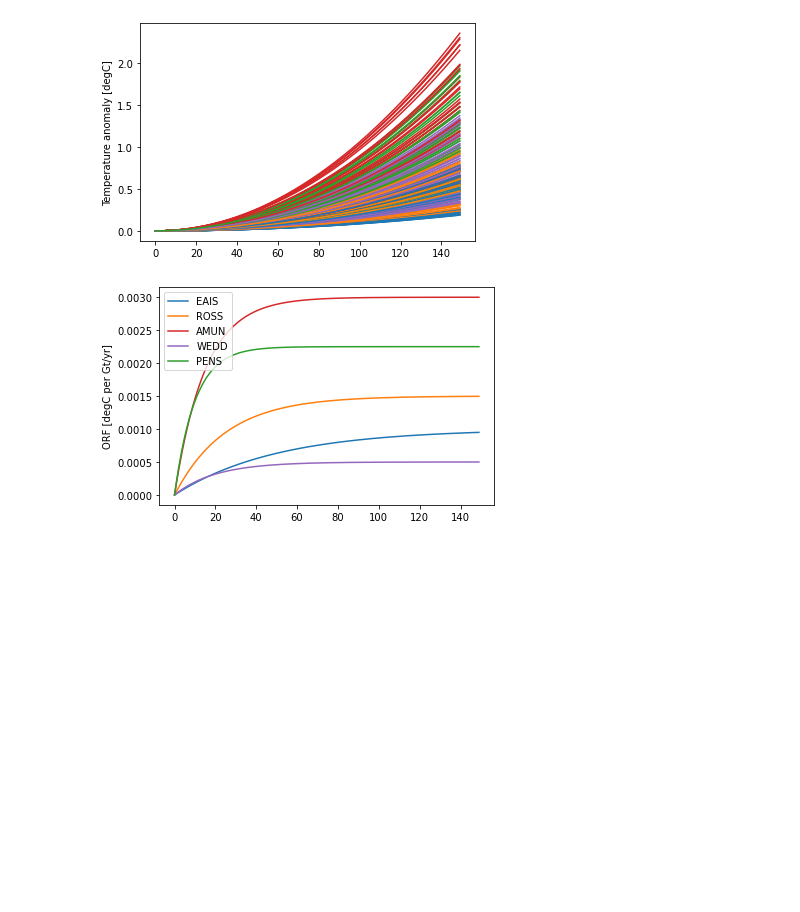
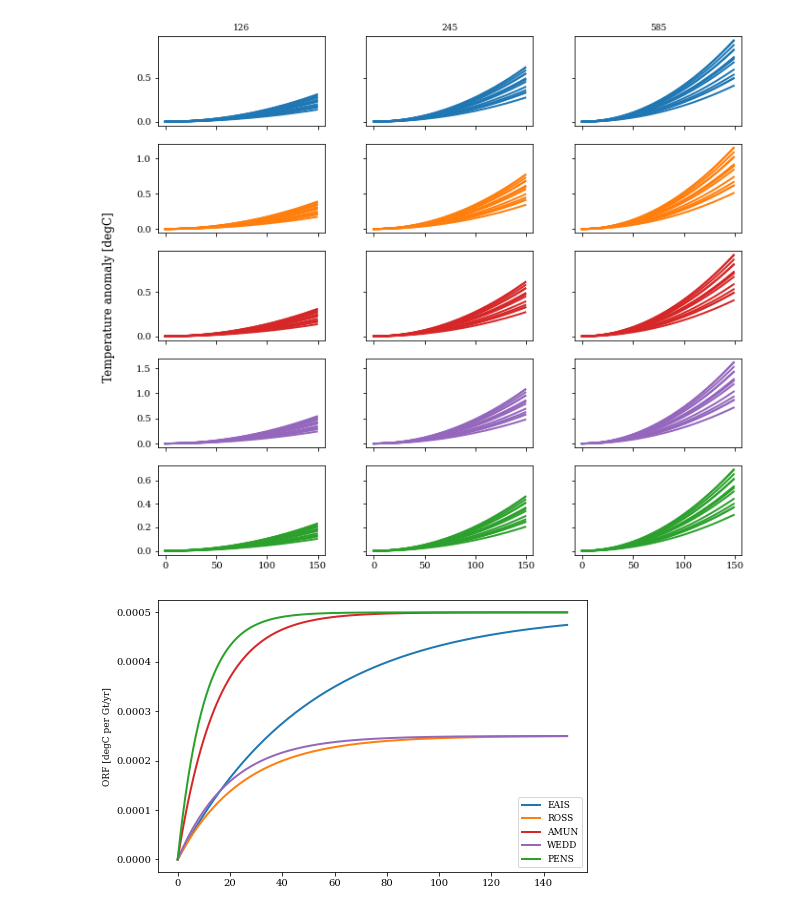
Before and after one commit to erwinlambert/feedback, a Jupyter notebook: notebooks/Create_dummydata.ipynb, the cells around one changed output. Drawn from its saved outputs; the diff is of its cells as text; code cells hidden in the pictures; blank space fills up the shorter version.

```diff
--- a/notebooks/Create_dummydata.ipynb
+++ b/notebooks/Create_dummydata.ipynb
@@ -5,12 +23,9 @@ import matplotlib.pyplot as plt
 # %%
-#Basic dimensions
+#Add dimensions
 
-time = np.arange(1950,2100)
-rftime = np.arange(0,150)
+ds['time'] = np.arange(1950,2100)
 
-basin = ['EAIS','ROSS','AMUN','WEDD','PENS']
-bcol = ['tab:blue','tab:orange','tab:red','tab:purple','tab:green']
-exp = ['EAIS','ROSS','AMUN','WEDD','PENS','TOTL','HALF','DOUB']
-ssp = ['126','245','585']
-esm = ['ACCESS-CM2','CAMS-CSM1-0','CAS-ESM2-0','CMCC-ESM2','CanESM5','EC-Earth3','EC-Earth3-Veg','GFDL-ESM4','INM-CM4-8','INM-CM5-0','MIROC6','MPI-ESM1-2-LR','MRI-ESM2-0','NorESM2-MM']
-ism = ['CISM_NCA', 'GRIS_LSC', 'IMAU_VUB', 'ISSM_UCI', 'PISM_DMI', 'PISM_PIK']
+ds['exp'] = ['EAIS','ROSS','AMUN','WEDD','PENS','TOTL','HALF','DOUB']
+ds['ssp'] = ['126','245','585']
+ds['esm'] = ['ACCESS-CM2','CAMS-CSM1-0','CAS-ESM2-0','CMCC-ESM2','CanESM5','EC-Earth3','EC-Earth3-Veg','GFDL-ESM4','INM-CM4-8','INM-CM5-0','MIROC6','MPI-ESM1-2-LR','MRI-ESM2-0','NorESM2-MM']
+ds
@@ -17,54 +46,49 @@ ism = ['CISM_NCA', 'GRIS_LSC', 'IMAU_VUB', 'ISSM_UCI', 'PISM_DMI', 'PISM_PIK']
 # %%
 #Create variables
 
-temp = np.zeros((len(time),len(esm),len(ssp),len(basin)))
-orf  = np.zeros((len(rftime),len(exp),len(basin)))
-irf  = np.zeros((len(rftime),len(ism),len(basin)))
-srf  = np.zeros((len(rftime),len(ism),len(basin)))
+temp = np.zeros((len(ds.time),len(ds.esm),len(ds.ssp),len(ds.basin)))
+orf  = np.zeros((len(ds.rftime),len(ds.exp),len(ds.basin)))
 # %%
-#Fill variables
+#Fill dummy temperature
 
-mag = [.4,.5,1.2,.7,1.]
+mag = [.4,.5,.4,.7,.3]
 sfac = [.5,1,1.5]
-fac = np.random.uniform(low=0.8, high=1.2, size=len(esm))
+fac = np.random.uniform(low=0.6, high=1.4, size=len(ds.esm))
 
-for e,es in enumerate(esm):
-    for s,ss in enumerate(ssp):
-        for b,bas in enumerate(basin):
-            temp[:,e,s,b] = fac[e]*sfac[s]*mag[b]*.00005*rftime**2
-            plt.plot(rftime,temp[:,e,s,b],c=bcol[b],label=bas)
+fig,ax = plt.subplots(len(ds.basin),len(ds.ssp),sharex=True,sharey='row',figsize=(10,10))
 
-plt.ylabel('Temperature anomaly [degC]')
+for s,ss in enumerate(ds.ssp.values):
+    ax[0,s].set_title(ss)
+    for b,bas in enumerate(ds.basin.values):
+        for e,es in enumerate(ds.esm):
+            temp[:,e,s,b] = fac[e]*sfac[s]*mag[b]*.00005*ds.rftime**2
+            ax[b,s].plot(ds.rftime,temp[:,e,s,b],c=ut.bcol[bas],label=bas)
+
+fig.supylabel('Temperature anomaly [degC]')
 plt.show()
 # %% [output]
-[figure, old version]
+[figure, new version]
 # %%
 #Magnitude and time scale of response
 
 pert = 400 #Gt/yr
 
-mag = [.4,.6,1.2,.2,.9] #degC
+mag = [.2,.1,.2,.1,.2] #degC
 tsc = [50,25,15,20,10] #year
 
-for b,bas in enumerate(basin):
-    orf[:,b,b] = mag[b]*(1-np.exp(-rftime/tsc[b]))/pert
+for b,bas in enumerate(ds.basin):
+    orf[:,b,b] = mag[b]*(1-np.exp(-ds.rftime/tsc[b]))/pert
 
-for b,bas in enumerate(basin):
+for b,bas in enumerate(ds.basin):
     orf[:,5,b] = orf[:,b,b]
 
 orf[:,6,:] = .5* orf[:,5,:]
 orf[:,7,:] =  2* orf[:,5,:]
 
-for b,bas in enumerate(basin):
-    plt.plot(rftime,orf[:,5,b],c=bcol[b],label=bas)
+for b,bas in enumerate(ds.basin.values):
+    plt.plot(ds.rftime,orf[:,5,b],c=ut.bcol[bas],label=bas)
 plt.legend()
 plt.ylabel('ORF [degC per Gt/yr]')
 plt.show()
-
-#Read orf
-
-#Take difference from control [degC]
-
-#Divide by perturbation 400 Gt/yr -> [degC per Gt/yr]
 # %% [output]
-[figure, old version]
+[figure, new version]
```
Also changed, not shown: parts of 6 cells of this notebook, 10 other files.
